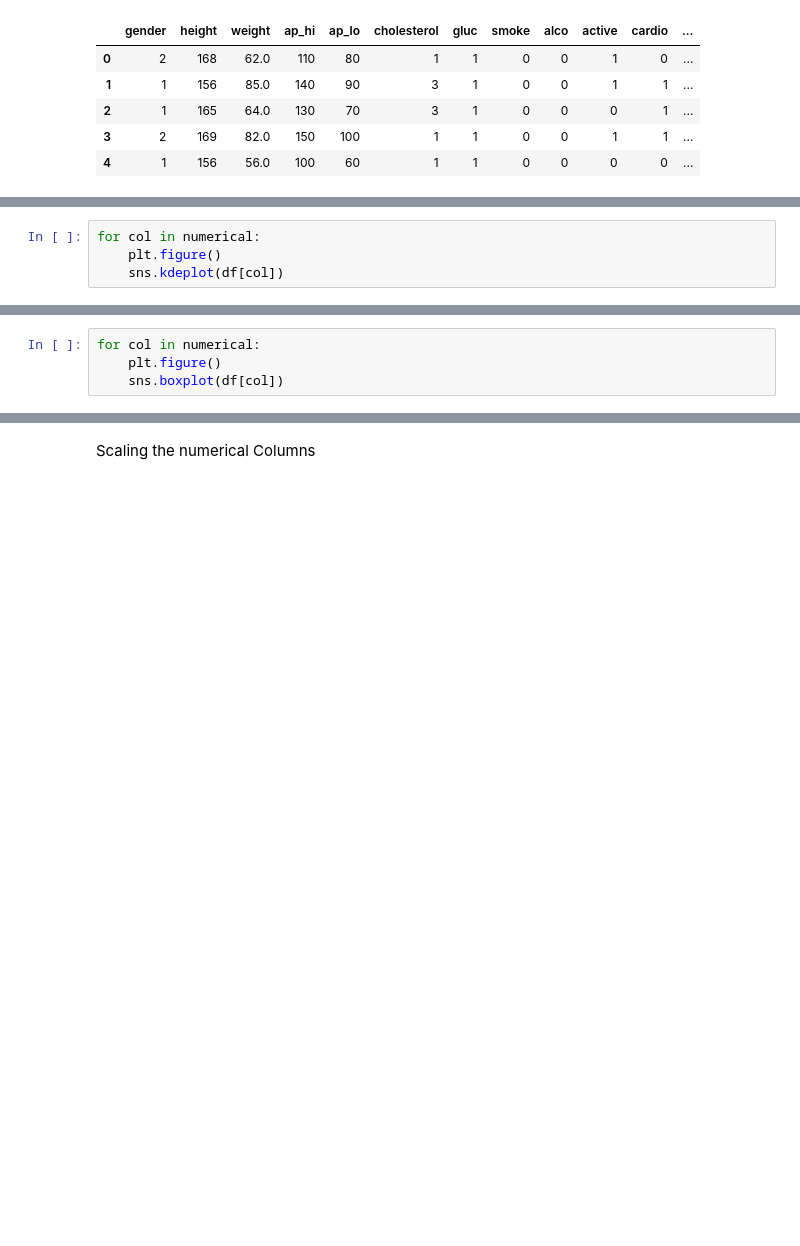
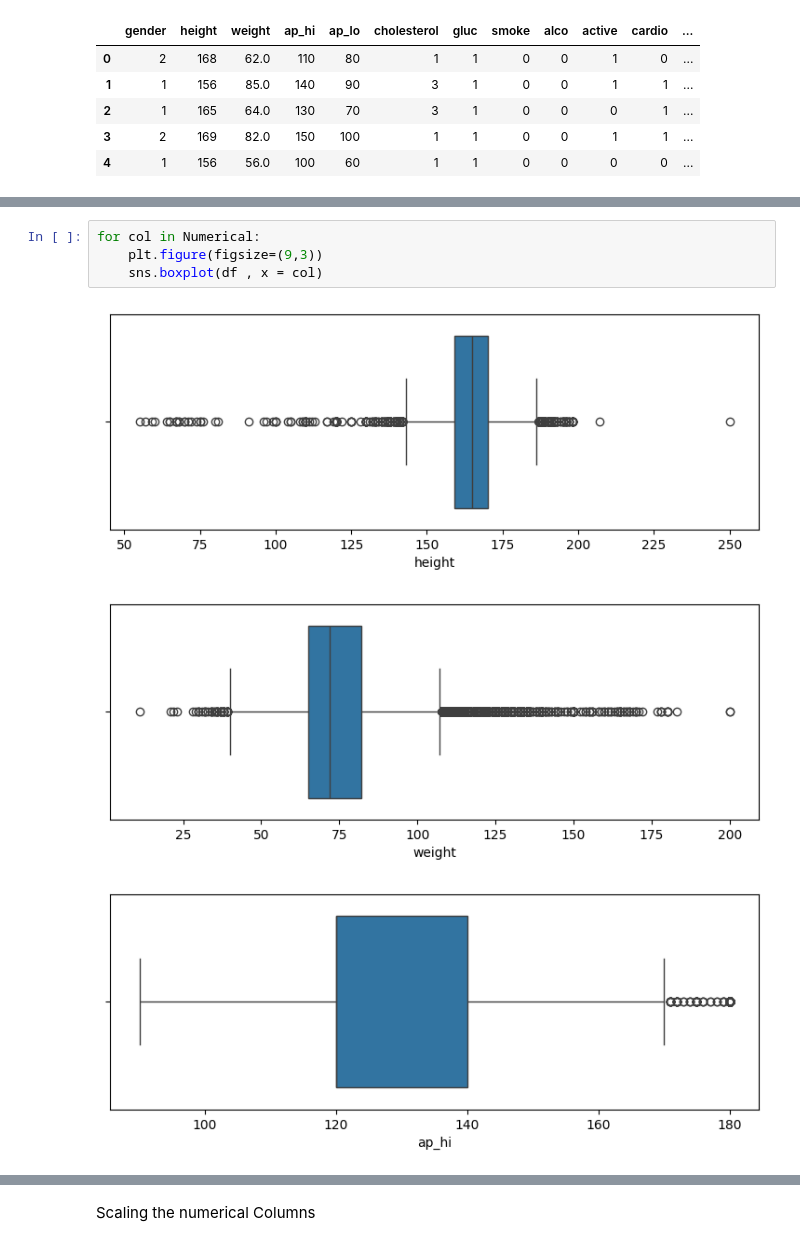
Before and after one commit to Manishkumar902/Project_cardio, a Jupyter notebook: ML_Project.ipynb, the cells around one changed output, grey strips where cells are left out. Drawn from its saved outputs; the diff is of its cells as text; blank space fills up the shorter version.

```diff
--- a/ML_Project.ipynb
+++ b/ML_Project.ipynb
@@ -168,4 +136,0 @@ numerical
-# %%
-for col in numerical:
-    plt.figure()
-    sns.kdeplot(df[col])
@@ -179,4 +136,0 @@ for col in numerical:
-# %%
-for col in numerical:
-    plt.figure()
-    sns.boxplot(df[col])
@@ -211,0 +156,8 @@ sns.boxplot(df['height_log'],ax=axs[1])
+# %%
+for col in Numerical:
+    plt.figure(figsize=(9,3))
+    sns.boxplot(df , x = col)
+# %% [output]
+[figure, added]
+[figure, added]
+[figure, added]
```
Also changed, not shown: parts of 65 cells of this notebook, 3 other files.
